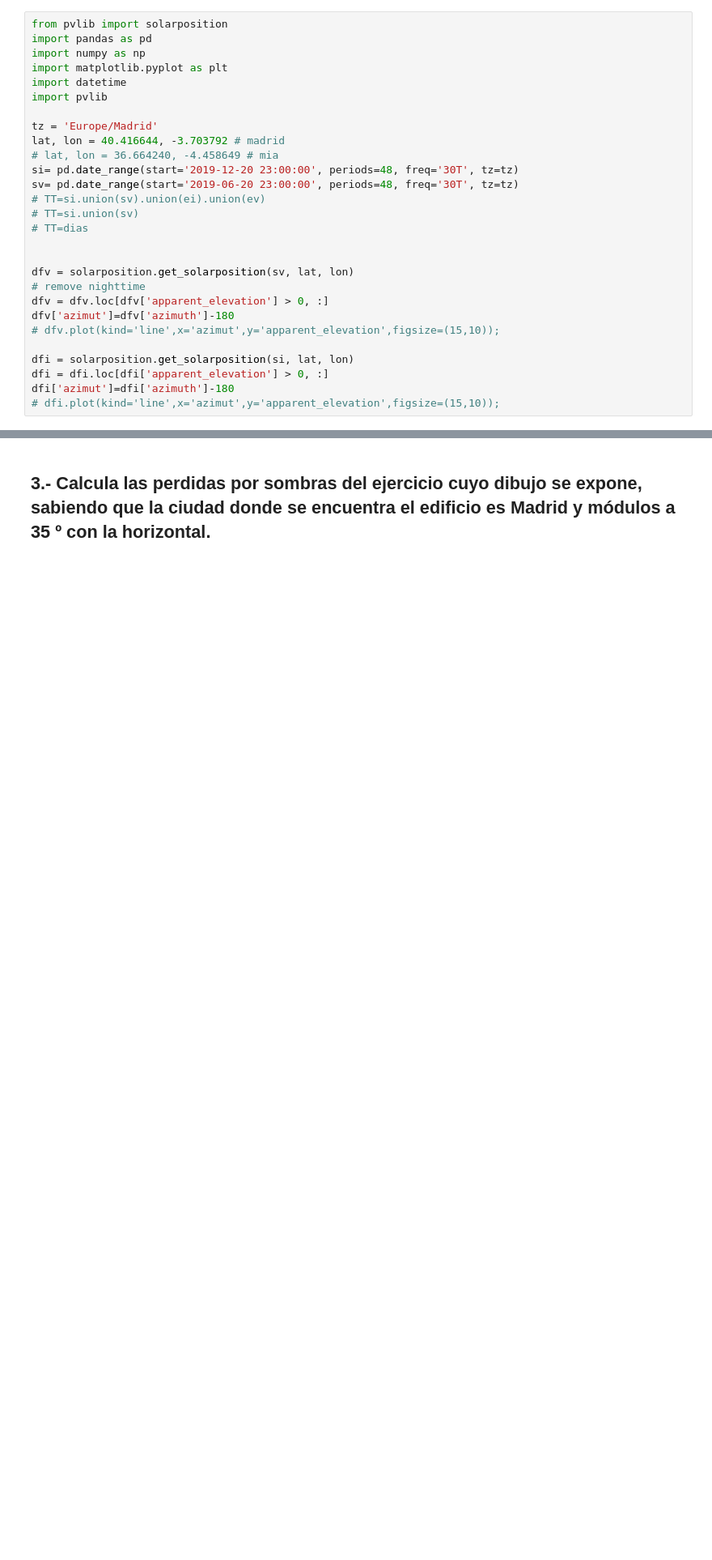
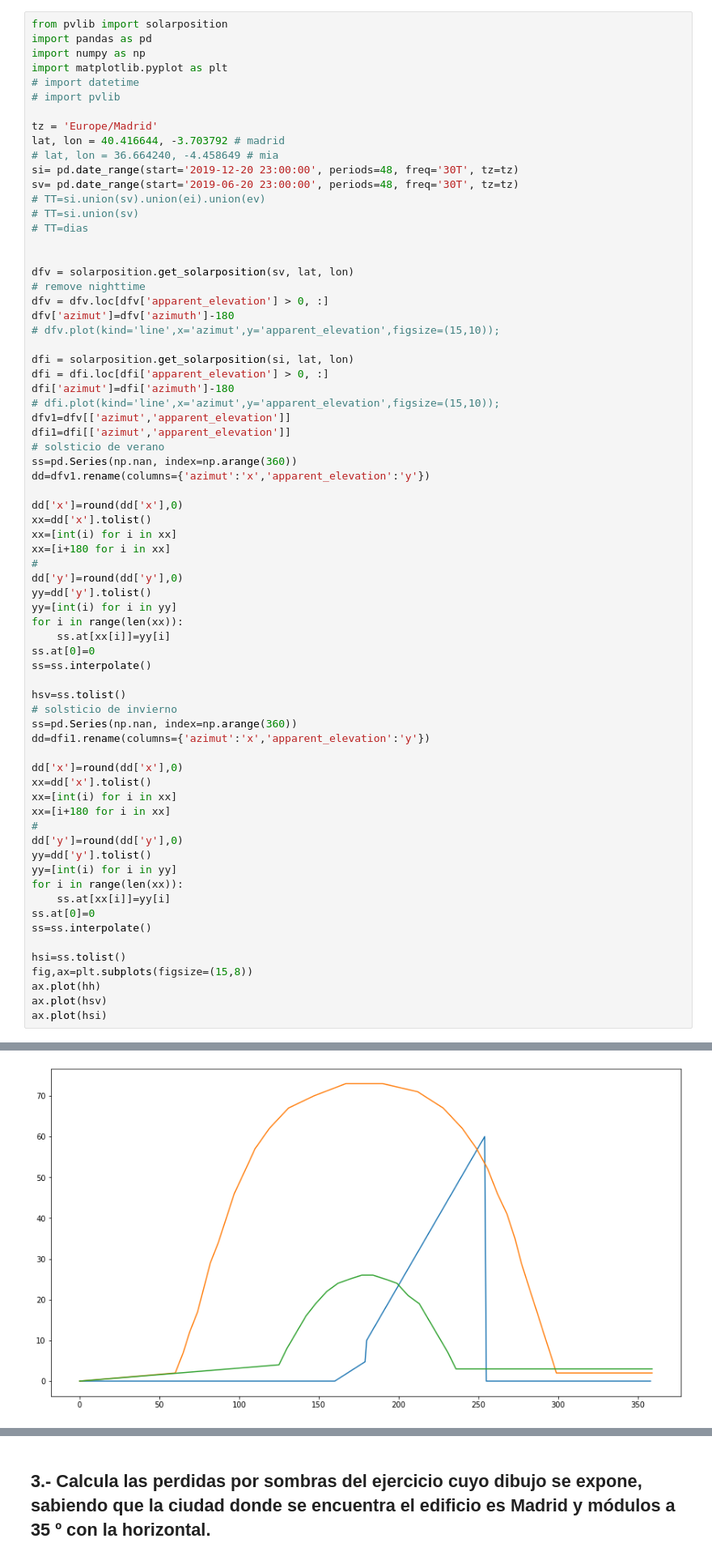
Before and after one commit to wattbucket/1kperdidassom, a Jupyter notebook: notebook.ipynb, the cells around one changed output, grey strips where cells are left out. Shown: that part at 81% size. Saved outputs shown, nothing was run; the diff lists cells and outputs as text; blank space fills up the shorter version.

```diff
--- a/notebook.ipynb
+++ b/notebook.ipynb
@@ -22,8 +104,8 @@ from pvlib import solarposition
 import pandas as pd
 import numpy as np
 import matplotlib.pyplot as plt
-import datetime
-import pvlib
+# import datetime
+# import pvlib
 
 tz = 'Europe/Madrid'
 lat, lon = 40.416644, -3.703792 # madrid
@@ -45,3 +127,46 @@ dfi = solarposition.get_solarposition(si, lat, lon)
 dfi = dfi.loc[dfi['apparent_elevation'] > 0, :]
 dfi['azimut']=dfi['azimuth']-180
 # dfi.plot(kind='line',x='azimut',y='apparent_elevation',figsize=(15,10));
+dfv1=dfv[['azimut','apparent_elevation']]
+dfi1=dfi[['azimut','apparent_elevation']]
+# solsticio de verano
+ss=pd.Series(np.nan, index=np.arange(360))
+dd=dfv1.rename(columns={'azimut':'x','apparent_elevation':'y'})
+
+dd['x']=round(dd['x'],0)
+xx=dd['x'].tolist()
+xx=[int(i) for i in xx]
+xx=[i+180 for i in xx]
+#
+dd['y']=round(dd['y'],0)
+yy=dd['y'].tolist()
+yy=[int(i) for i in yy]
+for i in range(len(xx)):
+    ss.at[xx[i]]=yy[i]
+ss.at[0]=0
+ss=ss.interpolate()
+
+hsv=ss.tolist()
+# solsticio de invierno
+ss=pd.Series(np.nan, index=np.arange(360))
+dd=dfi1.rename(columns={'azimut':'x','apparent_elevation':'y'})
+
+dd['x']=round(dd['x'],0)
+xx=dd['x'].tolist()
+xx=[int(i) for i in xx]
+xx=[i+180 for i in xx]
+#
+dd['y']=round(dd['y'],0)
+yy=dd['y'].tolist()
+yy=[int(i) for i in yy]
+for i in range(len(xx)):
+    ss.at[xx[i]]=yy[i]
+ss.at[0]=0
+ss=ss.interpolate()
+
+hsi=ss.tolist()
+fig,ax=plt.subplots(figsize=(15,8))
+ax.plot(hh)
+ax.plot(hsv)
+ax.plot(hsi)
+# %% [output]
@@ -47,0 +174 @@ dfi['azimut']=dfi['azimuth']-180
+[figure, added]
```
Also changed, not shown: parts of 15 cells of this notebook, 4 other files.
